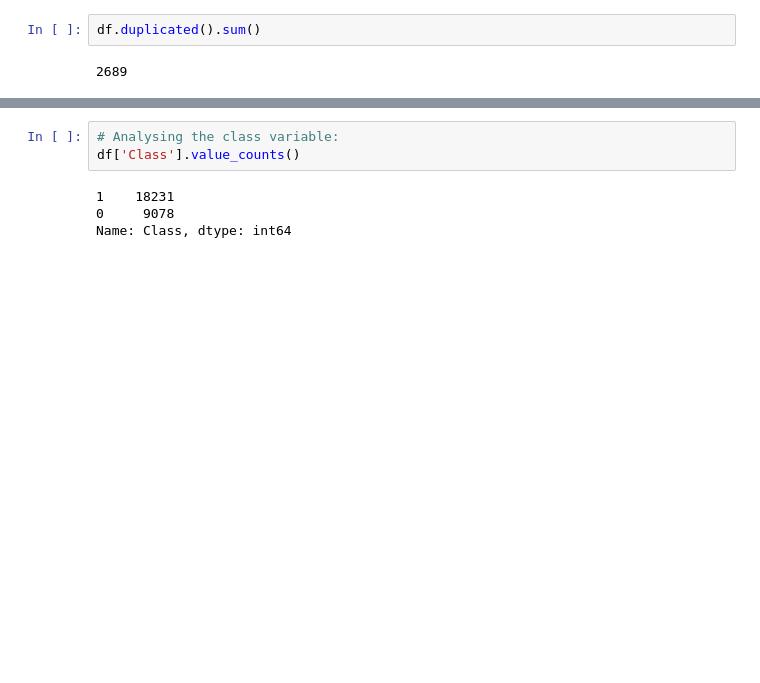
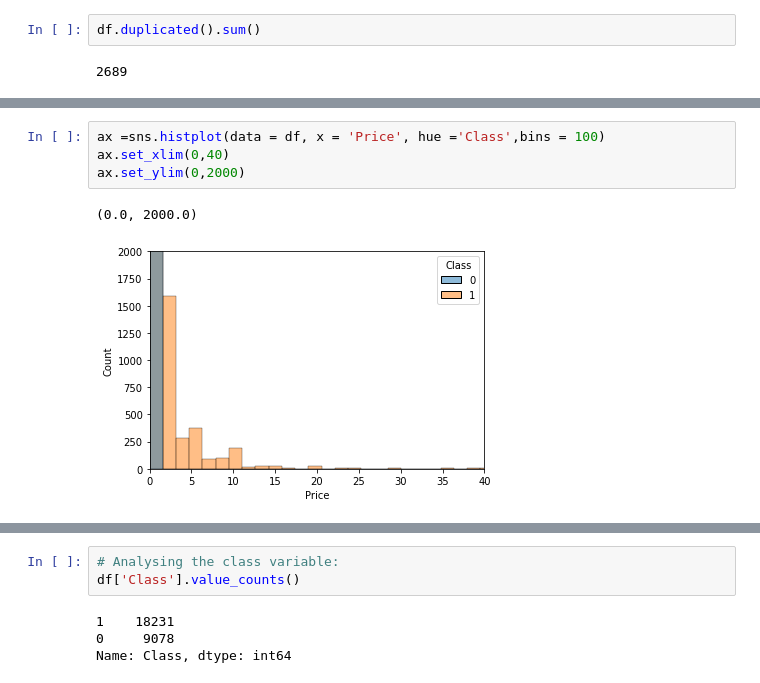
Before and after one commit to manisha-dhanuka/Supervised-Classification, a Jupyter notebook: Android_Authenticity_Prediction.ipynb, the cells around one changed output, grey strips where cells are left out. Saved outputs shown, nothing was run; the diff lists cells and outputs as text; blank space fills up the shorter version.

```diff
--- a/Android_Authenticity_Prediction.ipynb
+++ b/Android_Authenticity_Prediction.ipynb
@@ -633,0 +720,7 @@ According to historical Data, Entertainment, Travel and Books app are most of th
+# %%
+ax =sns.histplot(data = df, x = 'Price', hue ='Class',bins = 100)
+ax.set_xlim(0,40)
+ax.set_ylim(0,2000)
+# %% [output]
+(0.0, 2000.0)
+[figure, added]
```
Also changed, not shown: parts of 80 cells of this notebook.
